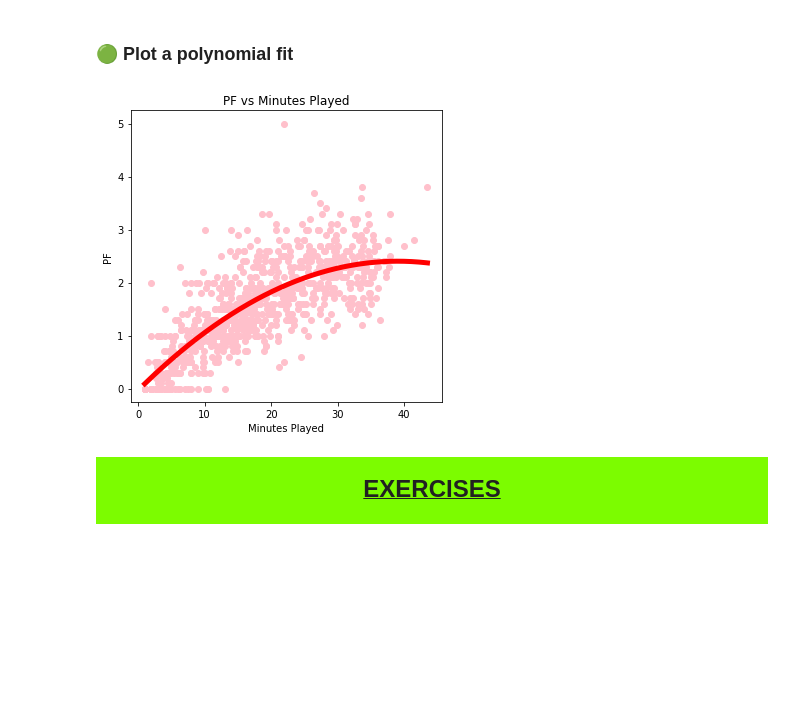
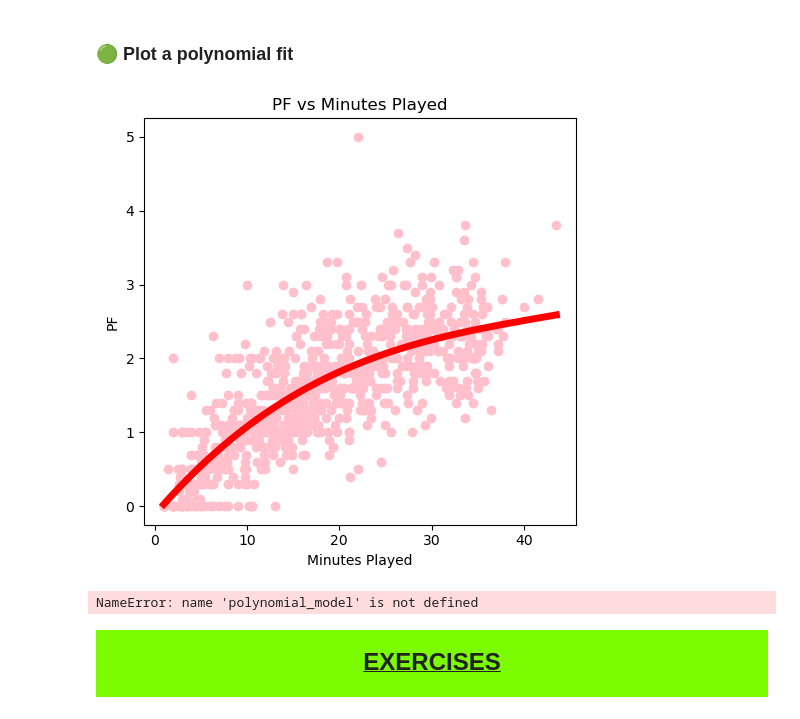
Before and after one commit to PrisonTeachingInitiative/CFR-2025, a Jupyter notebook: Stats/Notebooks/2-Correlation_regression_NEW.ipynb, the cells around one changed output. Cells and saved outputs as stored; diff of their text form; code cells hidden in the pictures; blank space fills up the shorter version.

```diff
--- a/Stats/Notebooks/2-Correlation_regression_NEW.ipynb
+++ b/Stats/Notebooks/2-Correlation_regression_NEW.ipynb
@@ -255,30 +255,35 @@ Depending on the value of $i$ at which we stop the sum above, it can be a compli
 # %%
 x_array = NBA_regular_2021[independent_variable]
 y_array = NBA_regular_2021[dependent_variable]
 
 # Fit a 2nd-degree polynomial
-coeffs = np.polyfit(x_array, y_array, deg=2)
+coeffs = np.polyfit(x_array, y_array, deg=3)
 
 # Evaluate the polynomial
 p = np.poly1d(coeffs)
 x_fit = np.linspace(np.min(x_array), np.max(x_array), 500)
 y_fit = p(x_fit)
 
 #make a new plot
 fig, axs = plt.subplots(1, 1, figsize=(5, 5))
 
 axs.scatter(x_array, y_array, color='pink')
 #axs.plot(x_fit_linear, y_fit_linear, color='green', linewidth=3, dashes=[3,1])
 axs.plot(x_fit, y_fit, color='red', linewidth=5)
 
 axs.set_title('%s vs Minutes Played' %dependent_variable)
 axs.set_xlabel("Minutes Played")
 axs.set_ylabel(dependent_variable)
 
 plt.tight_layout()
 plt.show()
 # %% [output]
-[figure, old version]
+[figure, new version]
+# %%
+Personal_fouls_at_3_minutes = polynomial_model(40.0)
+print(Personal_fouls_at_3_minutes)
+# %% [output]
+NameError: name 'polynomial_model' is not defined
 # %% [markdown]
 <div style = 'background-color:lawngreen'> <br> <center>  <b> <u> <font size="5">  EXERCISES </font> </u> </b>    </div>
 <div style = 'background-color:lawngreen'> <br> </div>
```
Also changed, not shown: parts of 8 cells of this notebook.
